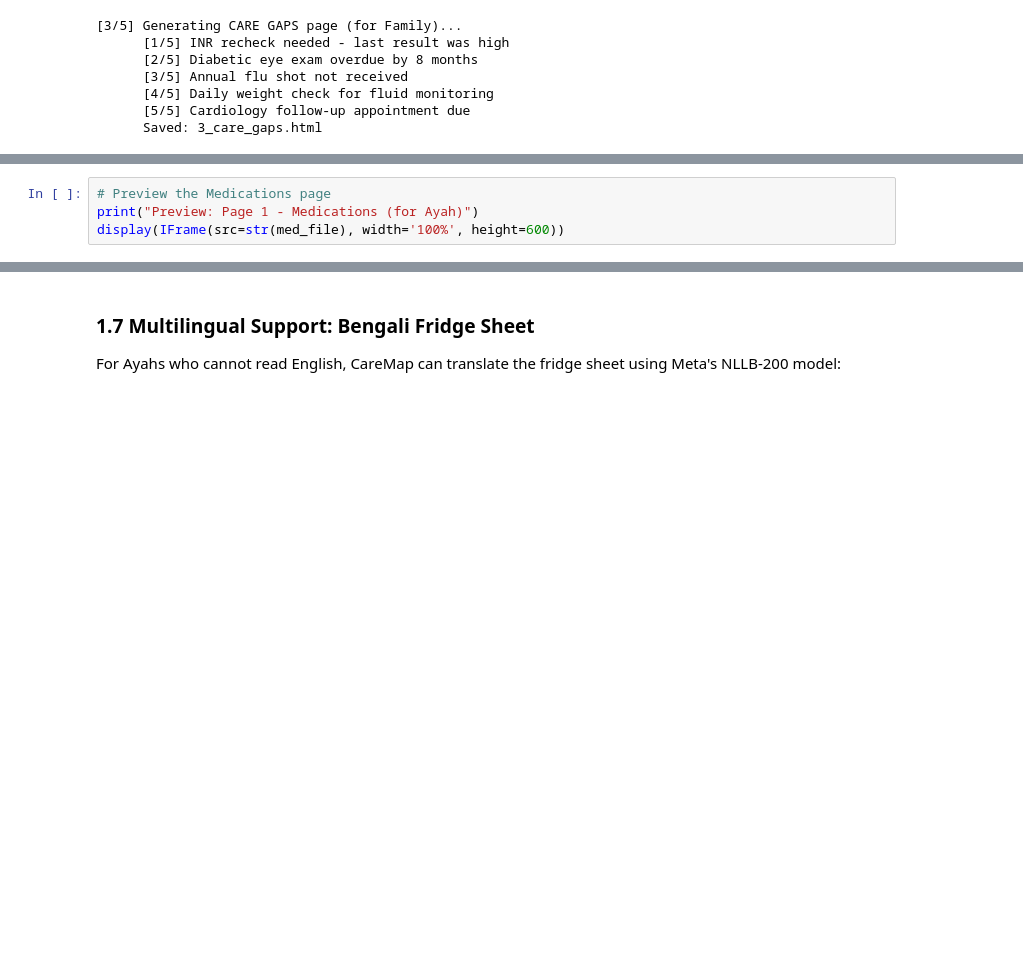
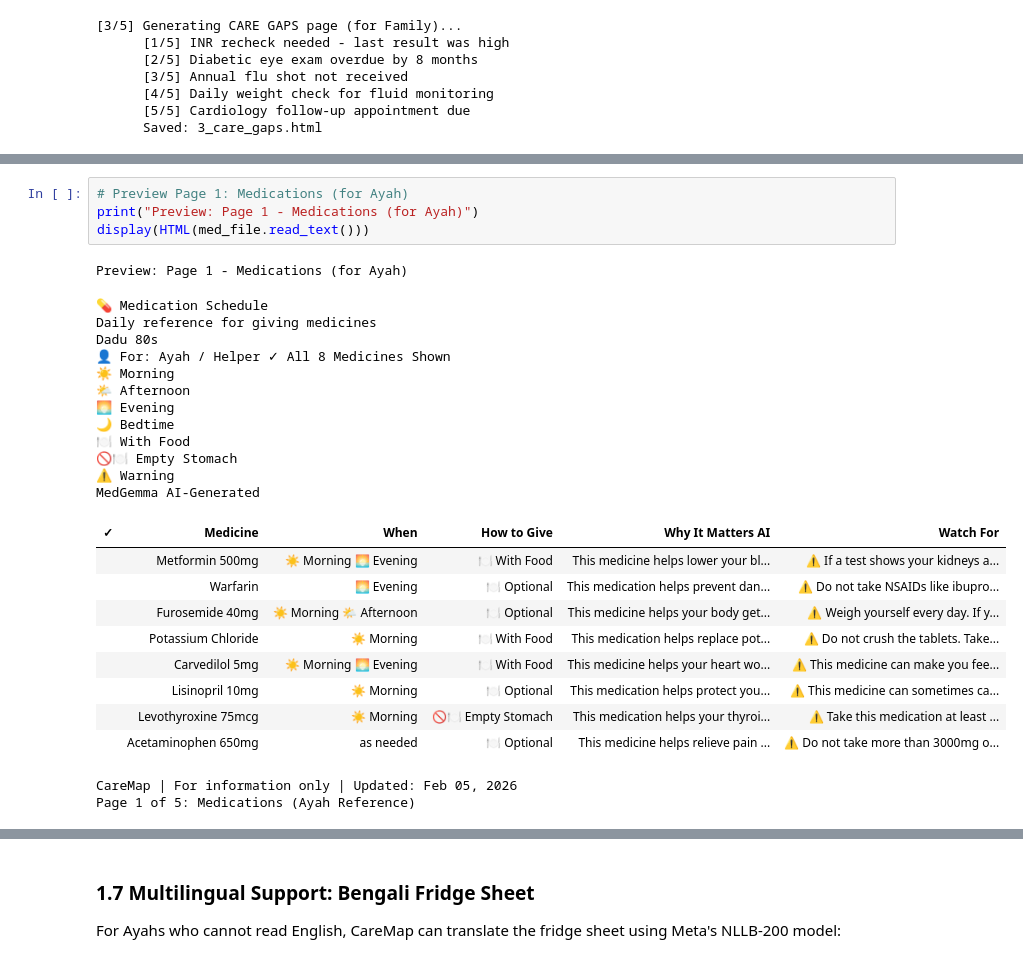
Before and after one commit to codekunoichi/caremap-medgemma, a Jupyter notebook: notebooks/caremap_final_submission.ipynb, the cells around one changed output, grey strips where cells are left out. Saved outputs shown, nothing was run; the diff lists cells and outputs as text; blank space fills up the shorter version.

```diff
--- a/notebooks/caremap_final_submission.ipynb
+++ b/notebooks/caremap_final_submission.ipynb
@@ -578,4 +593,29 @@ print("=" * 60)
 # %%
-# Preview the Medications page
+# Preview Page 1: Medications (for Ayah)
 print("Preview: Page 1 - Medications (for Ayah)")
-display(IFrame(src=str(med_file), width='100%', height=600))
+display(HTML(med_file.read_text()))
+# %% [output]
+Preview: Page 1 - Medications (for Ayah)
+💊 Medication Schedule
+Daily reference for giving medicines
+Dadu 80s
+👤 For: Ayah / Helper ✓ All 8 Medicines Shown
+☀️ Morning
+🌤️ Afternoon
+🌅 Evening
+🌙 Bedtime
+🍽️ With Food
+🚫🍽️ Empty Stomach
+⚠️ Warning
+MedGemma AI-Generated
+| ✓ | Medicine | When | How to Give | Why It Matters AI | Watch For |
+|  | Metformin 500mg | ☀️ Morning 🌅 Evening | 🍽️ With Food | This medicine helps lower your bl... | ⚠️ If a test shows your kidneys a... |
+|  | Warfarin | 🌅 Evening | 🍽️ Optional | This medication helps prevent dan... | ⚠️ Do not take NSAIDs like ibupro... |
+|  | Furosemide 40mg | ☀️ Morning 🌤️ Afternoon | 🍽️ Optional | This medicine helps your body get... | ⚠️ Weigh yourself every day. If y... |
+|  | Potassium Chloride | ☀️ Morning | 🍽️ With Food | This medication helps replace pot... | ⚠️ Do not crush the tablets. Take... |
+|  | Carvedilol 5mg | ☀️ Morning 🌅 Evening | 🍽️ With Food | This medicine helps your heart wo... | ⚠️ This medicine can make you fee... |
+|  | Lisinopril 10mg | ☀️ Morning | 🍽️ Optional | This medication helps protect you... | ⚠️ This medicine can sometimes ca... |
+|  | Levothyroxine 75mcg | ☀️ Morning | 🚫🍽️ Empty Stomach | This medication helps your thyroi... | ⚠️ Take this medication at least ... |
+|  | Acetaminophen 650mg | as needed | 🍽️ Optional | This medicine helps relieve pain ... | ⚠️ Do not take more than 3000mg o... |
+CareMap | For information only | Updated: Feb 05, 2026
+Page 1 of 5: Medications (Ayah Reference)
```
Also changed, not shown: parts of 12 cells of this notebook.
